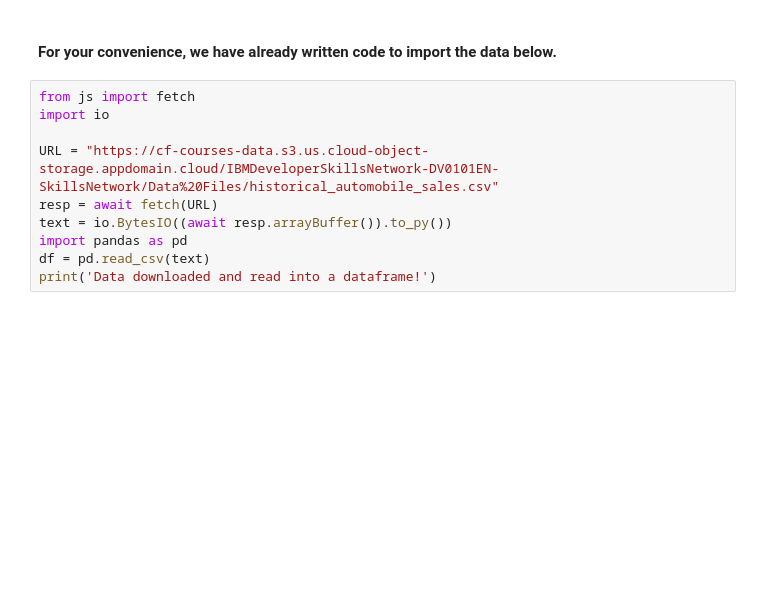
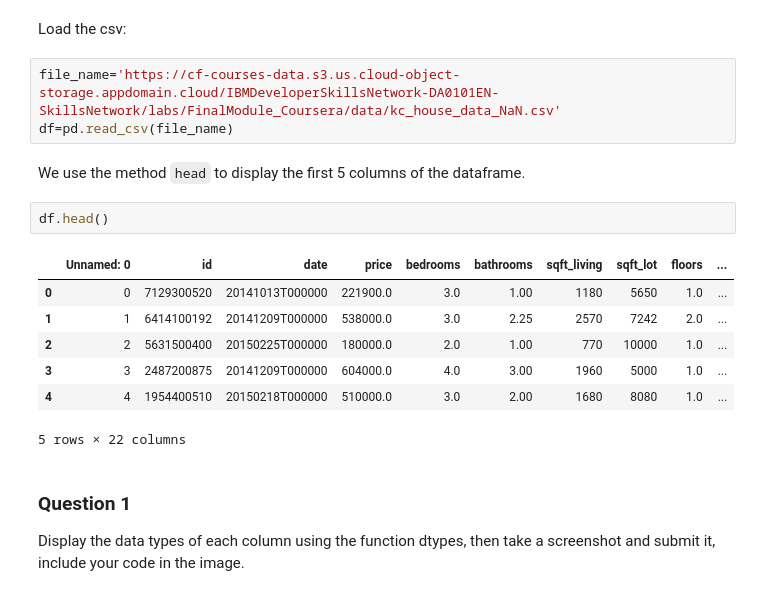
Before and after one commit to Inuaabdul/datascience, a Jupyter notebook: housing_data_analysis.ipynb, the cells around one changed output. Cells and saved outputs as stored; diff of their text form; blank space fills up the shorter version.

```diff
--- a/housing_data_analysis.ipynb
+++ b/housing_data_analysis.ipynb
@@ -145,12 +54,21 @@ By examining various factors mentioned above from the dataset, you aim to gain i
-# %% [markdown]
-#### For your convenience, we have already written code to import the data below.
-# %%
-from js import fetch
-import io
-
-URL = "https://cf-courses-data.s3.us.cloud-object-storage.appdomain.cloud/IBMDeveloperSkillsNetwork-DV0101EN-SkillsNetwork/Data%20Files/historical_automobile_sales.csv"
-resp = await fetch(URL)
-text = io.BytesIO((await resp.arrayBuffer()).to_py())
-import pandas as pd
-df = pd.read_csv(text)
-print('Data downloaded and read into a dataframe!')
+# %% [markdown]
+Load the csv:
+# %%
+file_name='https://cf-courses-data.s3.us.cloud-object-storage.appdomain.cloud/IBMDeveloperSkillsNetwork-DA0101EN-SkillsNetwork/labs/FinalModule_Coursera/data/kc_house_data_NaN.csv'
+df=pd.read_csv(file_name)
+# %% [markdown]
+We use the method <code>head</code> to display the first 5 columns of the dataframe.
+# %%
+df.head()
+# %% [output]
+|  | Unnamed: 0 | id | date | price | bedrooms | bathrooms | sqft_living | sqft_lot | floors | ... |
+| 0 | 0 | 7129300520 | 20141013T000000 | 221900.0 | 3.0 | 1.00 | 1180 | 5650 | 1.0 | ... |
+| 1 | 1 | 6414100192 | 20141209T000000 | 538000.0 | 3.0 | 2.25 | 2570 | 7242 | 2.0 | ... |
+| 2 | 2 | 5631500400 | 20150225T000000 | 180000.0 | 2.0 | 1.00 | 770 | 10000 | 1.0 | ... |
+| 3 | 3 | 2487200875 | 20141209T000000 | 604000.0 | 4.0 | 3.00 | 1960 | 5000 | 1.0 | ... |
+| 4 | 4 | 1954400510 | 20150218T000000 | 510000.0 | 3.0 | 2.00 | 1680 | 8080 | 1.0 | ... |
+5 rows × 22 columns
+# %% [markdown]
+### Question 1
+
+Display the data types of each column using the function dtypes, then take a screenshot and submit it, include your code in the image.
```
Also changed, not shown: parts of 146 cells of this notebook.
